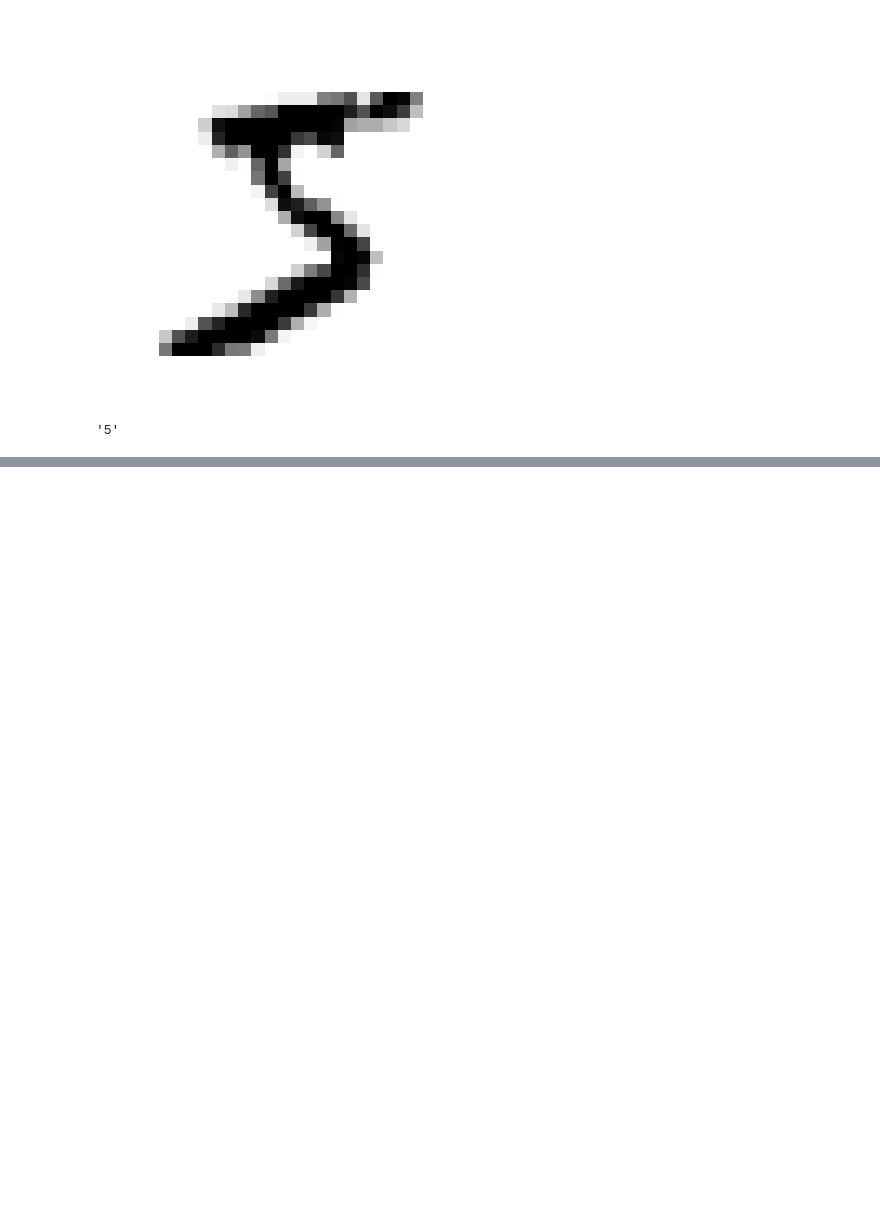
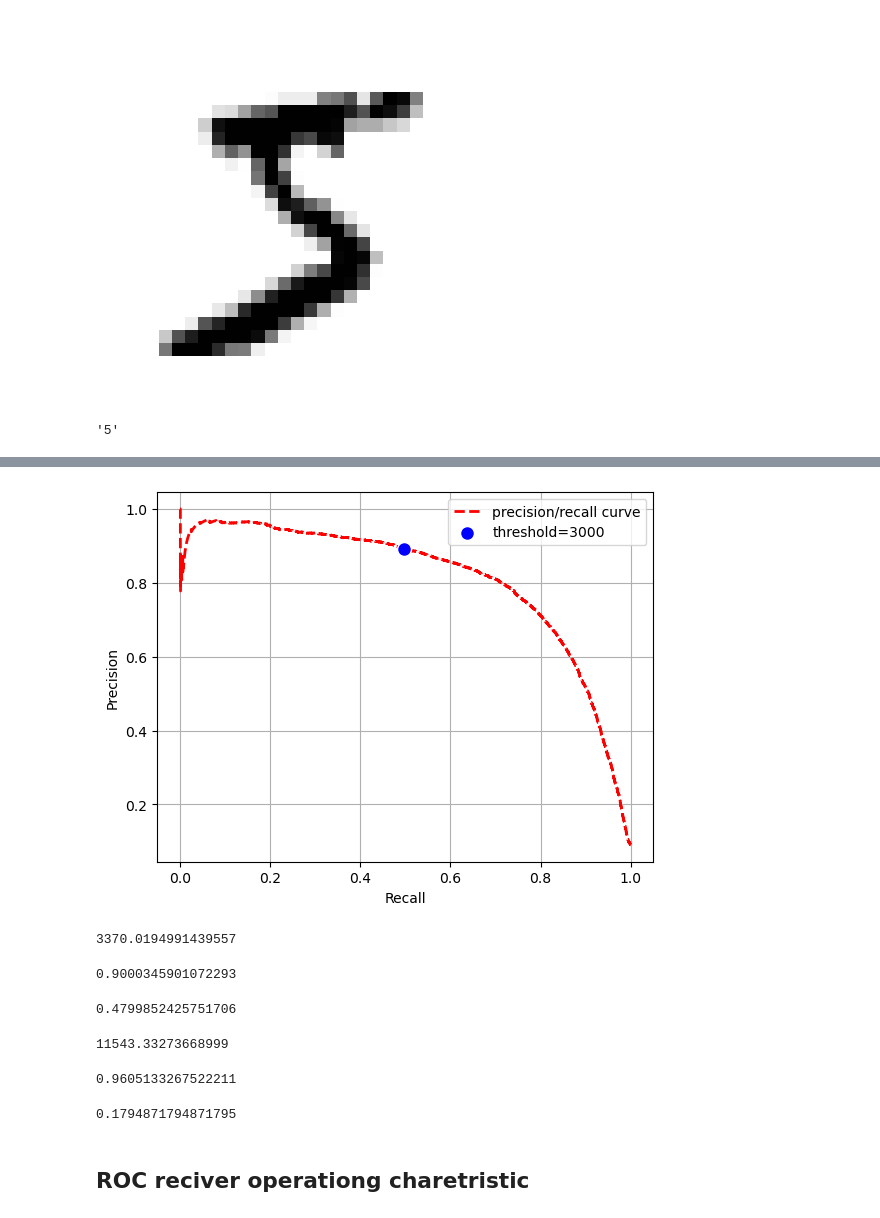
Before and after one commit to Krush2711/ML, a Jupyter notebook: 3 Classifiaction/1_minist.ipynb, the cells around one changed output, grey strips where cells are left out. Saved outputs shown, nothing was run; the diff lists cells and outputs as text; code cells hidden in the pictures; blank space fills up the shorter version.

```diff
--- a/3 Classifiaction/1_minist.ipynb
+++ b/3 Classifiaction/1_minist.ipynb
@@ -78,0 +193,23 @@ x_train , x_test, y_train, y_test = X[:60000], X[60000:], y[:60000], y[60000:]
+# %%
+# plot PR curve from right to left and mark the current threshold with a dot
+plt.plot(recall[::-1], precision[::-1], 'r--', label="precision/recall curve", linewidth=2)
+
+# find nearest index in thresholds for the chosen threshold and plot a marker
+idx = np.searchsorted(thresholds, threshold)
+idx = np.clip(idx, 0, len(precision) - 2)  # thresholds aligns with precision[:-1]
+plt.scatter(recall[idx], precision[idx], s=100, facecolors='blue', edgecolors='white', zorder=5, label=f"threshold={threshold}")
+# plt.vlines(threshold, 0, 1.0, colors='k', linestyles='dotted', label="threshold")
+
+plt.xlabel('Recall')
+plt.ylabel('Precision')
+plt.legend(loc='best')
+plt.grid(True)
+plt.show()
+# %% [output]
+[figure, added]
+# %%
+idx_for_90_percision = (precision >= .90).argmax()
+threshold_4_90_prec = thresholds[idx_for_90_percision]
+threshold_4_90_prec
+# %% [output]
+3370.0194991439557
@@ -78,0 +218,27 @@ x_train , x_test, y_train, y_test = X[:60000], X[60000:], y[:60000], y[60000:]
+# %%
+precision_score(y_train_5, y_train_pred_90)
+# %% [output]
+0.9000345901072293
+# %%
+recall_at_90_precision = recall_score(y_train_5, y_train_pred_90 )
+recall_at_90_precision
+# %% [output]
+0.4799852425751706
+# %%
+idx_for_96_percision = (precision >= .96).argmax()
+threshold_4_96_prec = thresholds[idx_for_96_percision]
+threshold_4_96_prec
+# %% [output]
+11543.33273668999
+# %%
+y_train_pred_96 = (y_scores >= threshold_4_96_prec)
+precision_score(y_train_5, y_train_pred_96)
+# %% [output]
+0.9605133267522211
+# %%
+recall_at_96_precision = recall_score(y_train_5, y_train_pred_96 )
+recall_at_96_precision
+# %% [output]
+0.1794871794871795
+# %% [markdown]
+## ROC reciver operationg charetristic
```
Also changed, not shown: parts of 54 cells of this notebook.
